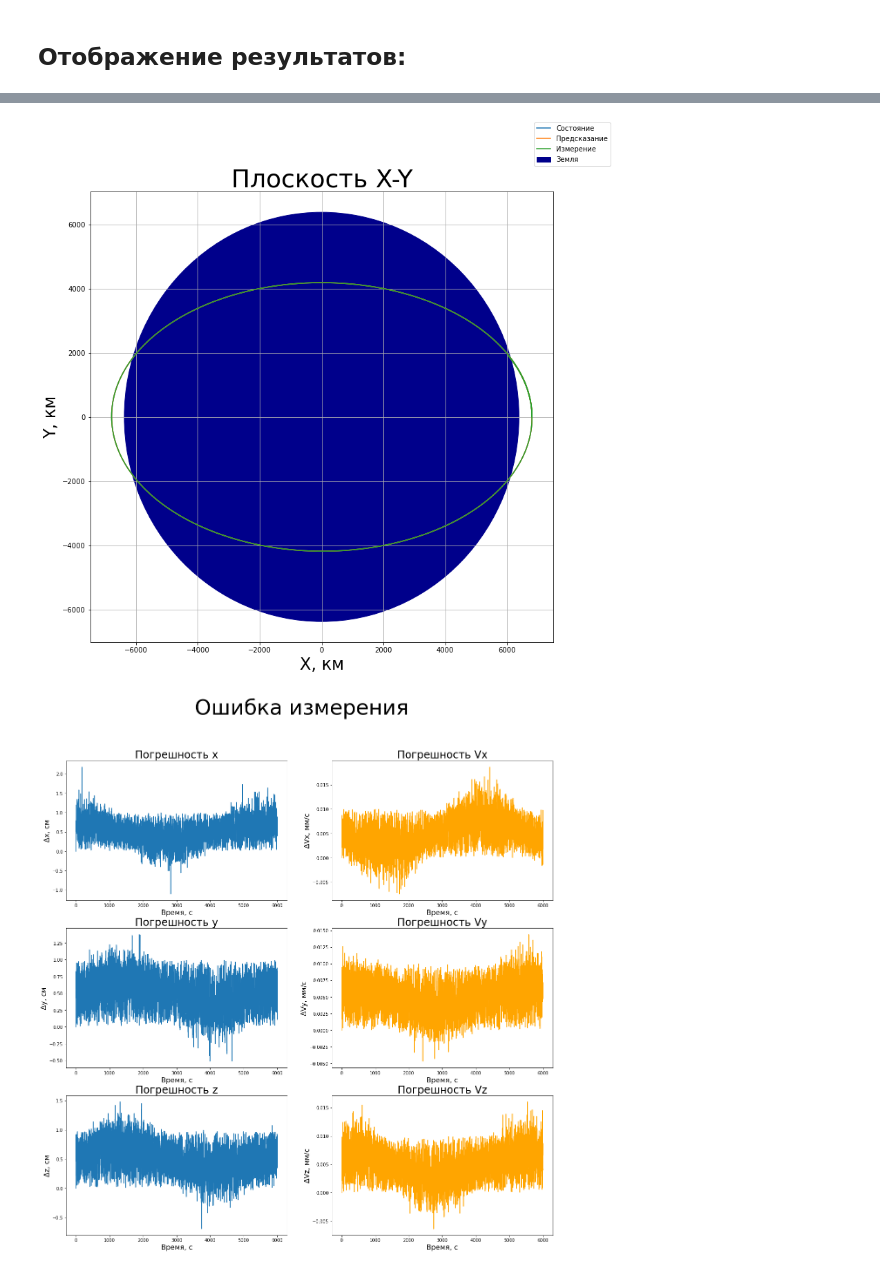
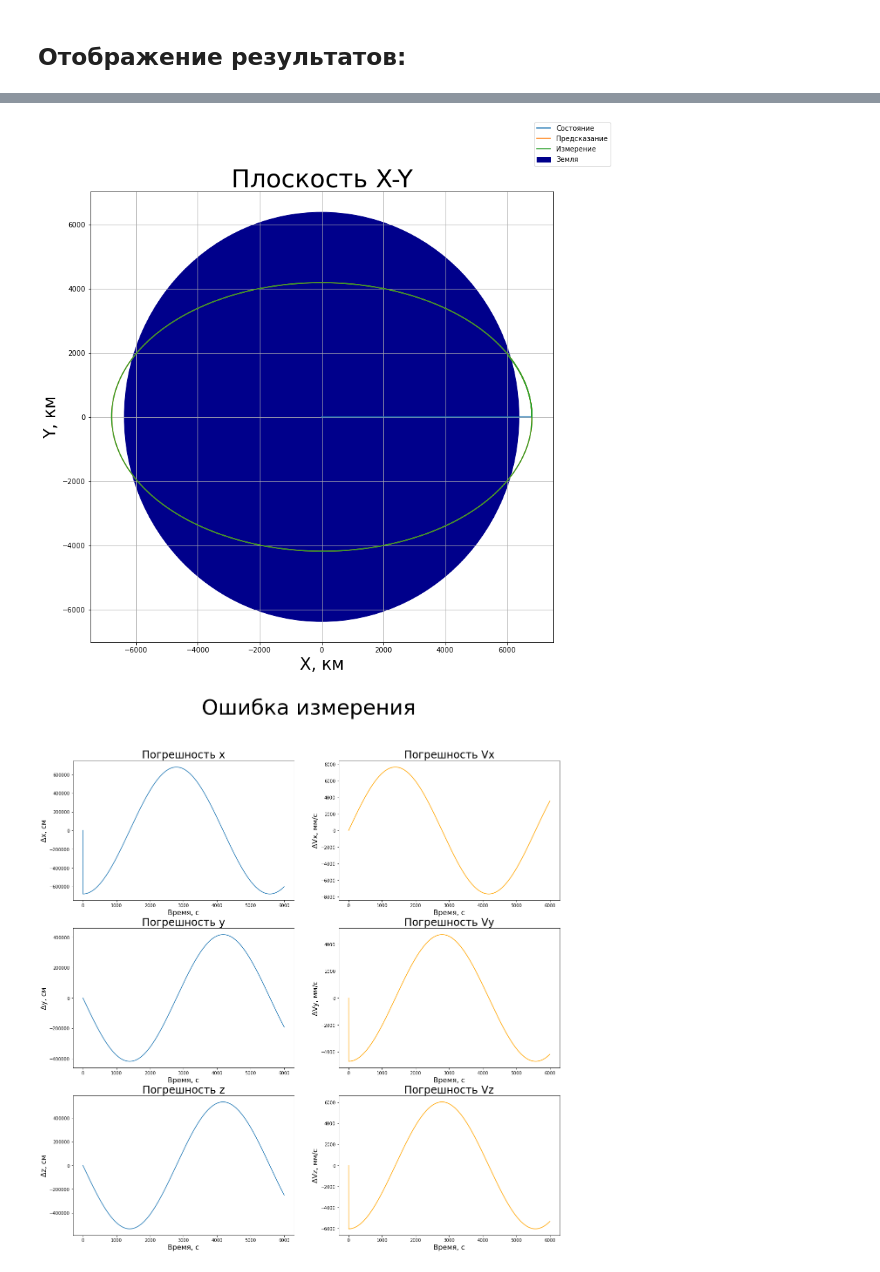
Before and after one commit to KirikMaster/MIPT-assignments, a Jupyter notebook: Control Theory/CT_project_ISS.ipynb, the cells around one changed output, grey strips where cells are left out. Drawn from its saved outputs; the diff is of its cells as text; code cells hidden in the pictures.

```diff
--- a/Control Theory/CT_project_ISS.ipynb
+++ b/Control Theory/CT_project_ISS.ipynb
@@ -206,29 +214,29 @@ N = len(data.iloc[:,0])
 x = np.array(data.iloc[0, 1:])
 P = np.diag([Ampl_w_r, Ampl_w_r, Ampl_w_r, Ampl_w_v, Ampl_w_v, Ampl_w_v])
 status = data.copy(deep=True) # Данные состояния
-estimation = data.copy(deep=True) # Данные модели
+prediction = data.copy(deep=True) # Данные модели
 for i in range(1, data.shape[0]):
     t_curr = time(data.iloc[i, 0])
     t_prev = time(data.iloc[i-1, 0])
-    x_est = predictorStatus(x, t_prev, t_curr)
+    x_pred = predictorStatus(x, t_prev, t_curr)
     P_est = predictorCovar(P, x, t_prev, t_curr)
-    K = MatrixK(P_est, x_est, t_curr)
+    K = MatrixK(P_est, x_pred, t_curr)
     z = np.array(data.iloc[i, 1:]) + MeasureError(t_curr)
-    x = correctorStatus(x_est, z, K)
+    x = correctorStatus(x_pred, z, K)
     P = correctorCovar(P_est, x, K)
-    status.iloc[i, 1:] = x
-    estimation.iloc[i, 1:] = x_est
+    status.iloc[i, 1:] = MeasureError(1)
+    prediction.iloc[i, 1:] = x_pred
 
 # Поиск максимальной ошибки
 max_norm = [0, 0, 0, 0] # Первый и второй элементы - норма между состоянием и предсказанием координат и скоростей
                         # Второй - норма между состоянием и измерением координат и скоростей
 for i in range(N):
-    if norm(status.iloc[i, 1:4] - estimation.iloc[i, 1:4]) > max_norm[0]:
-        max_norm[0] = norm(status.iloc[i, 1:4] - estimation.iloc[i, 1:4])
+    if norm(status.iloc[i, 1:4] - prediction.iloc[i, 1:4]) > max_norm[0]:
+        max_norm[0] = norm(status.iloc[i, 1:4] - prediction.iloc[i, 1:4])
     if norm(status.iloc[i, 1:4] - data.iloc[i, 1:4]) > max_norm[1]:
         max_norm[1] = norm(status.iloc[i, 1:4] - data.iloc[i, 1:4])
-    if norm(status.iloc[i, 4:] - estimation.iloc[i, 4:]) > max_norm[2]:
-        max_norm[2] = norm(status.iloc[i, 4:] - estimation.iloc[i, 4:])
+    if norm(status.iloc[i, 4:] - prediction.iloc[i, 4:]) > max_norm[2]:
+        max_norm[2] = norm(status.iloc[i, 4:] - prediction.iloc[i, 4:])
     if norm(status.iloc[i, 4:] - data.iloc[i, 4:]) > max_norm[3]:
         max_norm[3] = norm(status.iloc[i, 4:] - data.iloc[i, 4:])
 # %% [markdown]
@@ -239,14 +247,14 @@ print(status.iloc[:, 2])
 
 fig_XY, ax_XY = plt.subplots(figsize=(12, 12))
 ax_XY.plot(status.iloc[:, 1], status.iloc[:, 2], label="Состояние")
-ax_XY.plot(estimation.iloc[:, 1], estimation.iloc[:, 2], label="Предсказание")
+ax_XY.plot(prediction.iloc[:, 1], prediction.iloc[:, 2], label="Предсказание")
 ax_XY.plot(data.iloc[:, 1], data.iloc[:, 2], label="Измерение")
 ax_XY.set_title("Плоскость X-Y", size=36)
 ax_XY.set_xlabel("X, км", size=24)
 ax_XY.set_ylabel("Y, км", size=24)
 Earth = Circle((0, 0), R, color='darkblue', label="Земля")
 ax_XY.add_patch(Earth)
-plt.grid()
+ax_XY.grid()
 fig_XY.legend()
 
 Timeline = np.array(list(map(time, data.iloc[:, 0])))
@@ -277,15 +285,18 @@ ax[1][1].set_xlabel("Время, с", size=16)
 ax[1][1].set_ylabel("ΔVy, мм/с", size=16)
 ax[2][1].set_xlabel("Время, с", size=16)
 ax[2][1].set_ylabel("ΔVz, мм/с", size=16)
+for i in range(3):
+    for j in range(2):
+        ax[i][j].grid()
 
 fig2, ax2 = plt.subplots(3, 2, figsize=(20, 20))
 fig2.suptitle("Ошибка предсказания", size=48)
-ax2[0][0].plot(Timeline, (status.iloc[:, 1]-estimation.iloc[:, 1]) * 100, "green")
-ax2[1][0].plot(Timeline, (status.iloc[:, 2]-estimation.iloc[:, 2]) * 100, "green")
-ax2[2][0].plot(Timeline, (status.iloc[:, 3]-estimation.iloc[:, 3]) * 100, "green")
-ax2[0][1].plot(Timeline, (status.iloc[:, 4]-estimation.iloc[:, 4]) * 1e3, "blue")
-ax2[1][1].plot(Timeline, (status.iloc[:, 5]-estimation.iloc[:, 5]) * 1e3, "blue")
-ax2[2][1].plot(Timeline, (status.iloc[:, 6]-estimation.iloc[:, 6]) * 1e3, "blue")
+ax2[0][0].plot(Timeline, (prediction.iloc[:, 1]-status.iloc[:, 1]) * 100, "green")
+ax2[1][0].plot(Timeline, (prediction.iloc[:, 2]-status.iloc[:, 2]) * 100, "green")
+ax2[2][0].plot(Timeline, (prediction.iloc[:, 3]-status.iloc[:, 3]) * 100, "green")
+ax2[0][1].plot(Timeline, (prediction.iloc[:, 4]-status.iloc[:, 4]) * 1e3, "blue")
+ax2[1][1].plot(Timeline, (prediction.iloc[:, 5]-status.iloc[:, 5]) * 1e3, "blue")
+ax2[2][1].plot(Timeline, (prediction.iloc[:, 6]-status.iloc[:, 6]) * 1e3, "blue")
 ax2[0][0].set_title("Погрешность x", size=24)
 ax2[1][0].set_title("Погрешность y", size=24)
 ax2[2][0].set_title("Погрешность z", size=24)
@@ -304,6 +315,9 @@ ax2[1][1].set_xlabel("Время, с", size=16)
 ax2[1][1].set_ylabel("ΔVy, мм/с", size=16)
 ax2[2][1].set_xlabel("Время, с", size=16)
 ax2[2][1].set_ylabel("ΔVz, мм/с", size=16)
+for i in range(3):
+    for j in range(2):
+        ax[i][j].grid()
 
 plt.show()
 
@@ -327,3 +341,3 @@ Y-coordinate from time:
 Name: DefaultSC.EarthMJ2000Eq.Y, Length: 6001, dtype: float64
-[figure, old version]
+[figure, new version]
-[figure, old version]
+[figure, new version]
```
Also changed, not shown: parts of 5 cells of this notebook.
